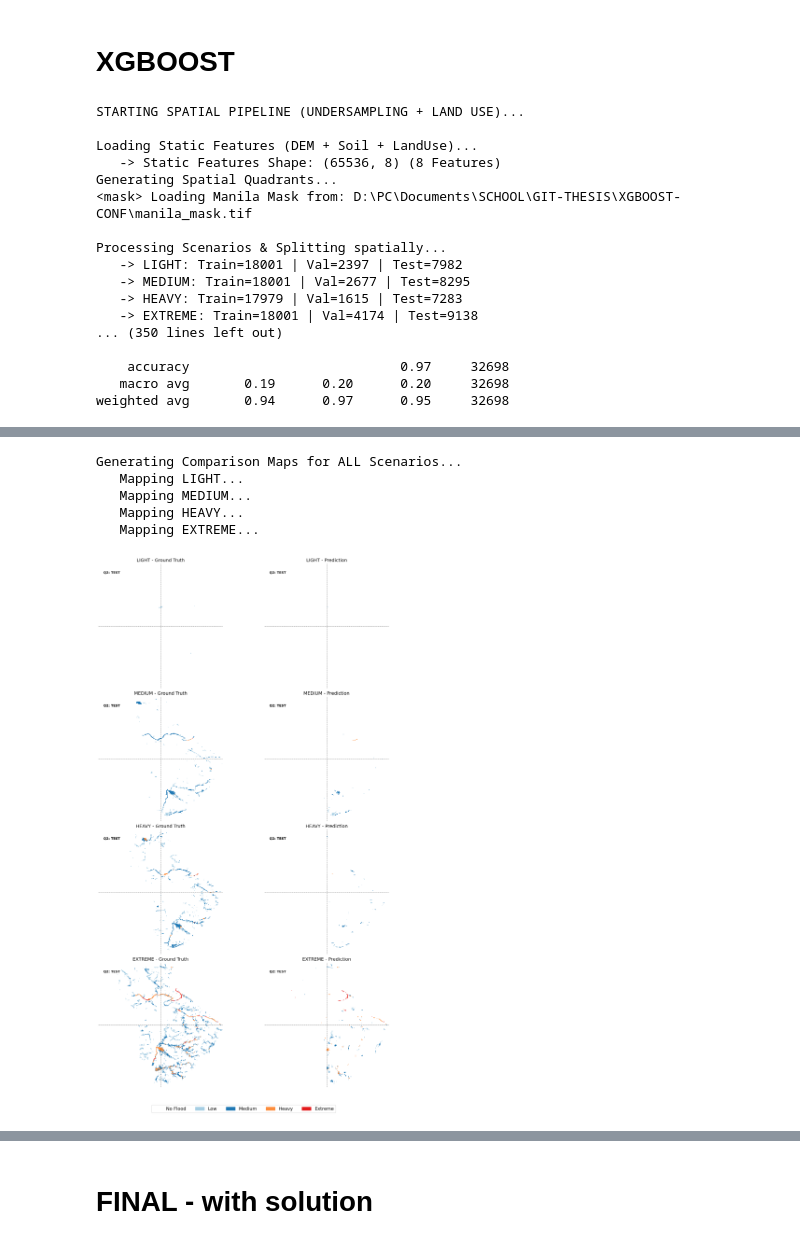
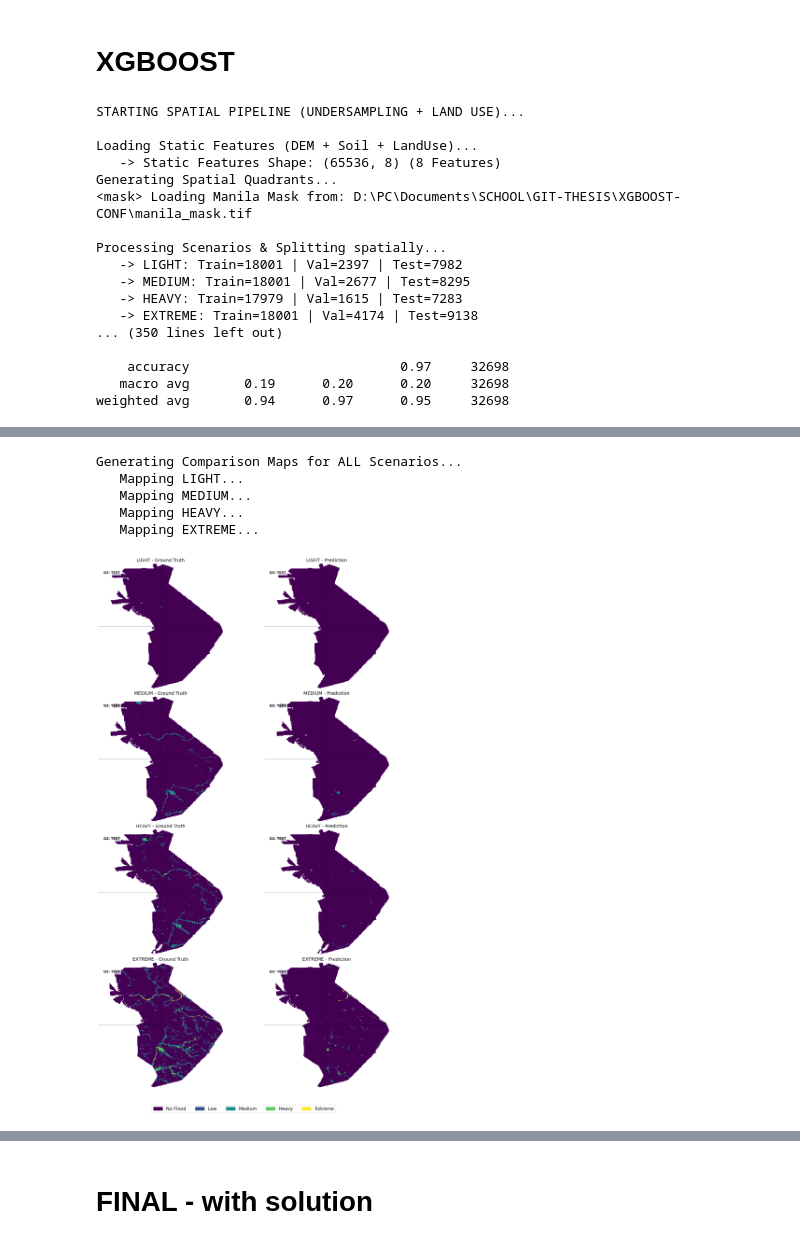
Before and after one commit to allyZulu/XGBOOST-CONF, a Jupyter notebook: xgboost.ipynb, the cells around one changed output, grey strips where cells are left out. Saved outputs shown, nothing was run; the diff lists cells and outputs as text; code cells hidden in the pictures.

```diff
--- a/xgboost.ipynb
+++ b/xgboost.ipynb
@@ -1292,7 +1292,7 @@ else:
 print("\nGenerating Comparison Maps for ALL Scenarios...")
 
 scenarios_to_plot = ["LIGHT", "MEDIUM", "HEAVY", "EXTREME"]
-flood_cmap = ListedColormap(['white', '#a6cee3', '#1f78b4', '#fd8d3c', '#e31a1c'])
+flood_cmap = ListedColormap(['#440154', '#3b528b', '#21918c', '#5ec962', '#fde725'])
 classes = ['No Flood', 'Low', 'Medium', 'Heavy', 'Extreme']
 
 fig, axes = plt.subplots(4, 2, figsize=(16, 24))
@@ -1357,35 +1357,35 @@ for idx, sc_name in enumerate(scenarios_to_plot):
         ax_pred.axis('off')
 
 # Legend
-patches = [mpatches.Patch(color=c, label=l) for c, l in zip(['white', '#a6cee3', '#1f78b4', '#fd8d3c', '#e31a1c'], classes)]
+patches = [mpatches.Patch(color=c, label=l) for c, l in zip(['#440154', '#3b528b', '#21918c', '#5ec962', '#fde725'], classes)]
 fig.legend(handles=patches, loc='lower center', ncol=5, fontsize=14, frameon=True)
 
 plt.tight_layout()
 plt.subplots_adjust(bottom=0.05)
 plt.show()
 # %% [output]
 STARTING SPATIAL PIPELINE (UNDERSAMPLING + LAND USE)...
 
 Loading Static Features (DEM + Soil + LandUse)...
    -> Static Features Shape: (65536, 8) (8 Features)
 Generating Spatial Quadrants...
 <mask> Loading Manila Mask from: D:\PC\Documents\SCHOOL\GIT-THESIS\XGBOOST-CONF\manila_mask.tif
 
 Processing Scenarios & Splitting spatially...
    -> LIGHT: Train=18001 | Val=2397 | Test=7982
    -> MEDIUM: Train=18001 | Val=2677 | Test=8295
    -> HEAVY: Train=17979 | Val=1615 | Test=7283
    -> EXTREME: Train=18001 | Val=4174 | Test=9138
 ... (350 lines left out)
 
     accuracy                           0.97     32698
    macro avg       0.19      0.20      0.20     32698
 weighted avg       0.94      0.97      0.95     32698
 [figure]
 Generating Comparison Maps for ALL Scenarios...
    Mapping LIGHT...
    Mapping MEDIUM...
    Mapping HEAVY...
    Mapping EXTREME...
-[figure, old version]
+[figure, new version]
 # %% [markdown]
```
Also changed, not shown: parts of 1 cell of this notebook.
